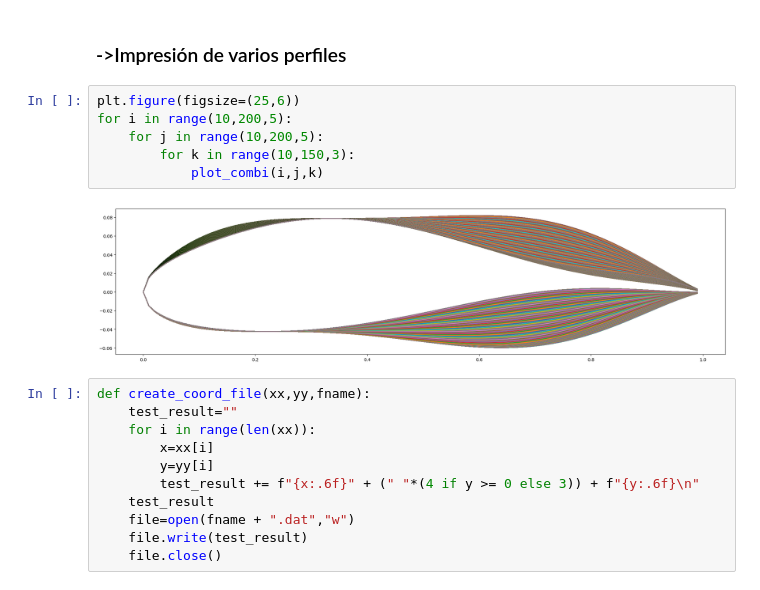
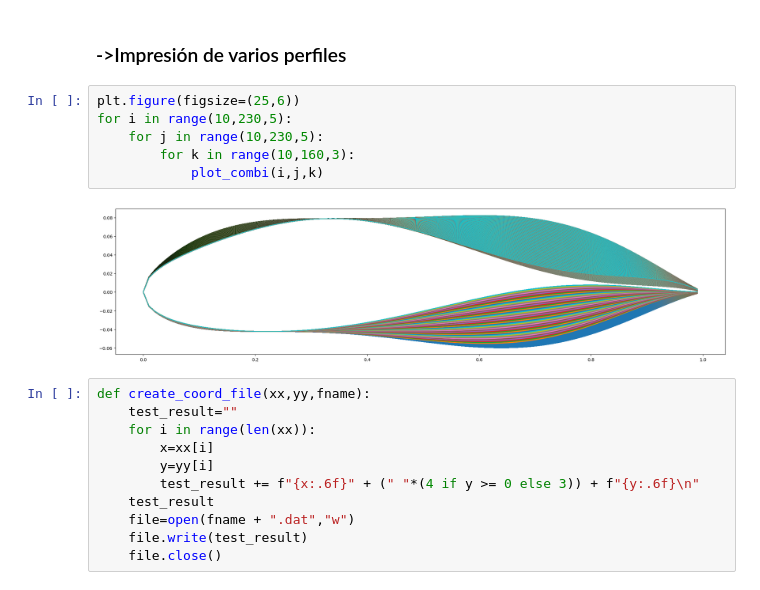
Before and after one commit to Kijoselo/opt_air, a Jupyter notebook: notebook simuacion.ipynb, the cells around one changed output. Cells and saved outputs as stored; diff of their text form.

```diff
--- a/notebook simuacion.ipynb
+++ b/notebook simuacion.ipynb
@@ -309,12 +311,12 @@ plot_combi(100,100,100)
 <h3>->Impresión de varios perfiles
 # %%
 plt.figure(figsize=(25,6))
-for i in range(10,200,5):
-    for j in range(10,200,5):
-        for k in range(10,150,3):
+for i in range(10,230,5):
+    for j in range(10,230,5):
+        for k in range(10,160,3):
             plot_combi(i,j,k)
 # %% [output]
-[figure, old version]
+[figure, new version]
 # %%
 def create_coord_file(xx,yy,fname):
     test_result=""
```
Also changed, not shown: parts of 16 cells of this notebook.
